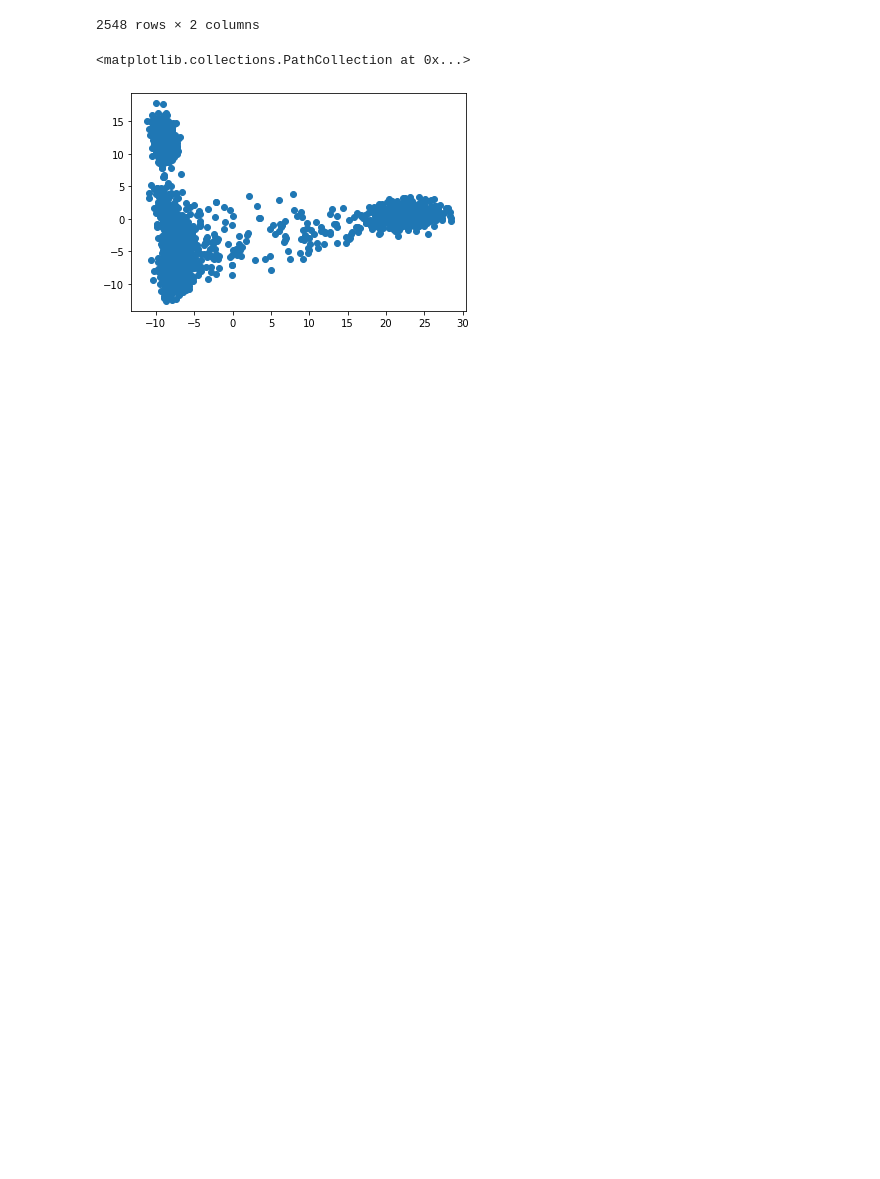
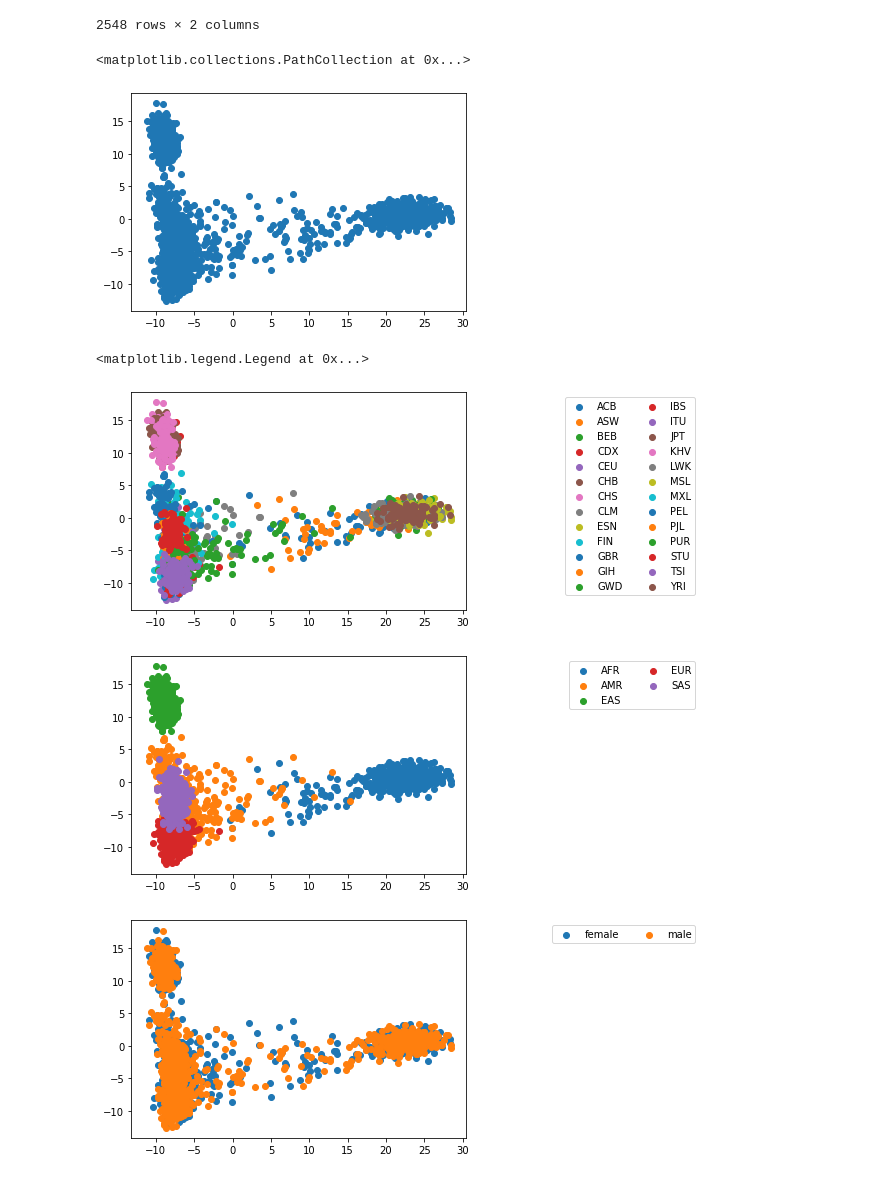
Before and after one commit to fzxliu/qbb2020-answers, a Jupyter notebook: day2-homework/day2-genome-variant-hw.ipynb, the cells around one changed output. Drawn from its saved outputs; the diff is of its cells as text; code cells hidden in the pictures; blank space fills up the shorter version.

```diff
--- a/day2-homework/day2-genome-variant-hw.ipynb
+++ b/day2-homework/day2-genome-variant-hw.ipynb
@@ -140,3 +140,32 @@ ax.scatter(x=pca_output_df['PC1'],y=pca_output_df['PC2'])
 # %% [output]
 <matplotlib.collections.PathCollection at 0x...>
 [figure]
+# %%
+# q6: integrate metadata
+df_metadata=pd.read_csv('integrated_call_samples_v3.20130502.ALL.panel', sep="\t")
+pca_output_df['sample']=pca_input.index
+# %%
+pca_output_df2=pd.merge(pca_output_df, df_metadata, on = "sample")
+# %%
+fig, ax1 =plt.subplots()
+populations=pca_output_df2.groupby("pop")
+for name, group in populations:
+    ax1.scatter(x=group['PC1'],y=group['PC2'], label=name)
+plt.legend(bbox_to_anchor=(1.7,1), loc='upper right', ncol=2)
+
+fig, ax2 =plt.subplots()
+continent=pca_output_df2.groupby("super_pop")
+for name, group in continent:
+    ax2.scatter(x=group['PC1'],y=group['PC2'], label=name)
+plt.legend(bbox_to_anchor=(1.7,1), loc='upper right', ncol=2)
+
+fig, ax3 =plt.subplots()
+mf=pca_output_df2.groupby("gender")
+for name, group in mf:
+    ax3.scatter(x=group['PC1'],y=group['PC2'], label=name)
+plt.legend(bbox_to_anchor=(1.7,1), loc='upper right', ncol=2)
+# %% [output]
+<matplotlib.legend.Legend at 0x...>
+[figure, added]
+[figure, added]
+[figure, added]
```
Also changed, not shown: parts of 2 cells of this notebook.
